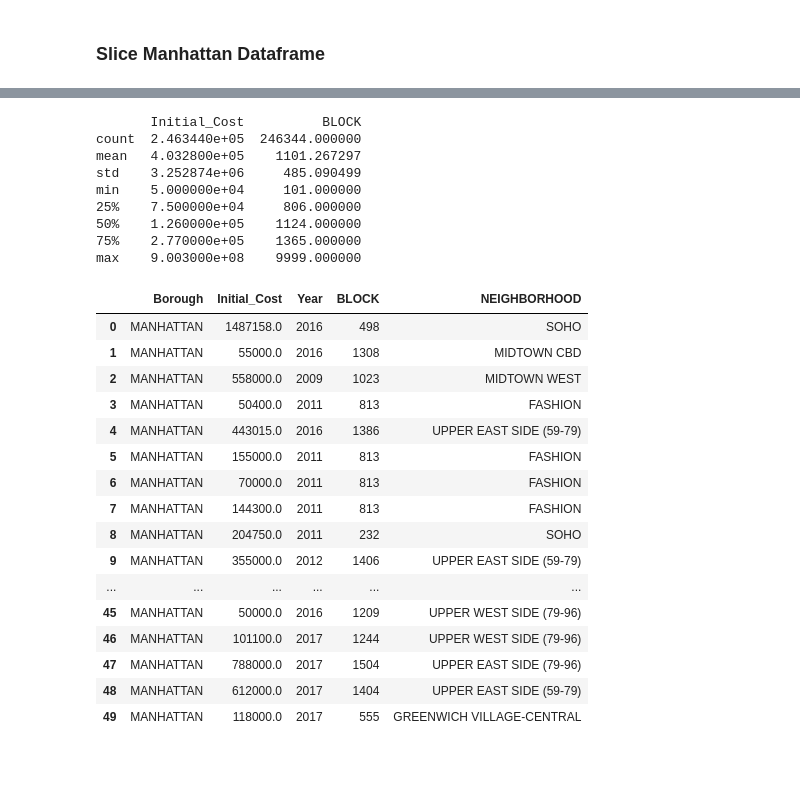
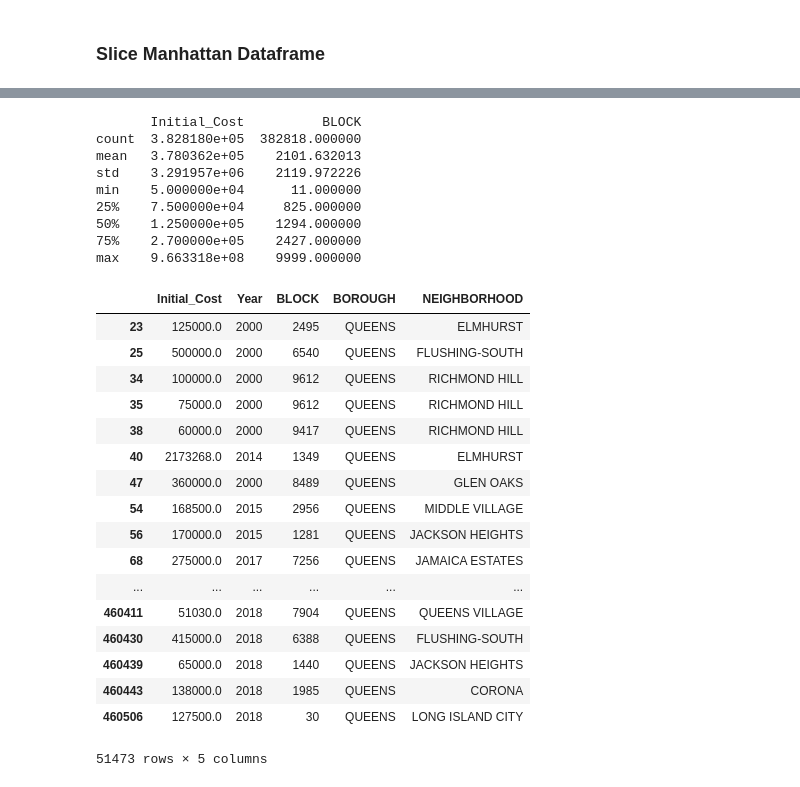
Before and after one commit to ekuo651/NYC-RE-Neighborhood-Trends, a Jupyter notebook: development_data_api.ipynb, the cells around one changed output, grey strips where cells are left out. Saved outputs shown, nothing was run; the diff lists cells and outputs as text; code cells hidden in the pictures.

```diff
--- a/development_data_api.ipynb
+++ b/development_data_api.ipynb
@@ -91,9 +93,9 @@ dtype: object
 # %% [markdown]
 ## Import Block <---> Neighbhorhood CSV
 # %%
-mttn_sales_path = 'Historic_Sales_Analysis/manhattan_neighborhood_block_zipcode.csv'
+mttn_sales_path = 'JUNCTION_TABLE/neigh_block_zip_borough.csv'
 mttn_nbz_df = pd.read_csv(mttn_sales_path)
 mttn_neighborhoods = set(mttn_nbz_df['NEIGHBORHOOD'])
 print(mttn_nbz_df.describe())
-mttn_nbz_df.head()
+mttn_nbz_df.sample(50)
 # %% [output]
@@ -165,33 +178,34 @@ max    9.003000e+08    9999.000000
 # %%
-mttn_neigh = pd.merge(manhattan_df,mttn_nbz_df, on='BLOCK', how='left')
-mttn_neigh.drop_duplicates()
-
-print(mttn_neigh.describe())
-mttn_neigh.head(50)
+boroughs_neigh = pd.merge(new_development_df,mttn_nbz_df, on=['BLOCK','BOROUGH'], how='left')
+boroughs_neigh.drop_duplicates(inplace=True)
+boroughs_neigh.dropna(inplace=True)
+print(boroughs_neigh.describe())
+boroughs_neigh[boroughs_neigh['BOROUGH']=='QUEENS']
 # %% [output]
        Initial_Cost          BLOCK
-count  2.463440e+05  246344.000000
-mean   4.032800e+05    1101.267297
-std    3.252874e+06     485.090499
-min    5.000000e+04     101.000000
-25%    7.500000e+04     806.000000
-50%    1.260000e+05    1124.000000
-75%    2.770000e+05    1365.000000
-max    9.003000e+08    9999.000000
+count  3.828180e+05  382818.000000
+mean   3.780362e+05    2101.632013
+std    3.291957e+06    2119.972226
+min    5.000000e+04      11.000000
+25%    7.500000e+04     825.000000
+50%    1.250000e+05    1294.000000
+75%    2.700000e+05    2427.000000
+max    9.663318e+08    9999.000000
-|  | Borough | Initial_Cost | Year | BLOCK | NEIGHBORHOOD |
-| 0 | MANHATTAN | 1487158.0 | 2016 | 498 | SOHO |
-| 1 | MANHATTAN | 55000.0 | 2016 | 1308 | MIDTOWN CBD |
-| 2 | MANHATTAN | 558000.0 | 2009 | 1023 | MIDTOWN WEST |
-| 3 | MANHATTAN | 50400.0 | 2011 | 813 | FASHION |
-| 4 | MANHATTAN | 443015.0 | 2016 | 1386 | UPPER EAST SIDE (59-79) |
-| 5 | MANHATTAN | 155000.0 | 2011 | 813 | FASHION |
-| 6 | MANHATTAN | 70000.0 | 2011 | 813 | FASHION |
-| 7 | MANHATTAN | 144300.0 | 2011 | 813 | FASHION |
-| 8 | MANHATTAN | 204750.0 | 2011 | 232 | SOHO |
-| 9 | MANHATTAN | 355000.0 | 2012 | 1406 | UPPER EAST SIDE (59-79) |
+|  | Initial_Cost | Year | BLOCK | BOROUGH | NEIGHBORHOOD |
+| 23 | 125000.0 | 2000 | 2495 | QUEENS | ELMHURST |
+| 25 | 500000.0 | 2000 | 6540 | QUEENS | FLUSHING-SOUTH |
+| 34 | 100000.0 | 2000 | 9612 | QUEENS | RICHMOND HILL |
+| 35 | 75000.0 | 2000 | 9612 | QUEENS | RICHMOND HILL |
+| 38 | 60000.0 | 2000 | 9417 | QUEENS | RICHMOND HILL |
+| 40 | 2173268.0 | 2014 | 1349 | QUEENS | ELMHURST |
+| 47 | 360000.0 | 2000 | 8489 | QUEENS | GLEN OAKS |
+| 54 | 168500.0 | 2015 | 2956 | QUEENS | MIDDLE VILLAGE |
+| 56 | 170000.0 | 2015 | 1281 | QUEENS | JACKSON HEIGHTS |
+| 68 | 275000.0 | 2017 | 7256 | QUEENS | JAMAICA ESTATES |
 | ... | ... | ... | ... | ... | ... |
-| 45 | MANHATTAN | 50000.0 | 2016 | 1209 | UPPER WEST SIDE (79-96) |
-| 46 | MANHATTAN | 101100.0 | 2017 | 1244 | UPPER WEST SIDE (79-96) |
-| 47 | MANHATTAN | 788000.0 | 2017 | 1504 | UPPER EAST SIDE (79-96) |
-| 48 | MANHATTAN | 612000.0 | 2017 | 1404 | UPPER EAST SIDE (59-79) |
-| 49 | MANHATTAN | 118000.0 | 2017 | 555 | GREENWICH VILLAGE-CENTRAL |
+| 460411 | 51030.0 | 2018 | 7904 | QUEENS | QUEENS VILLAGE |
+| 460430 | 415000.0 | 2018 | 6388 | QUEENS | FLUSHING-SOUTH |
+| 460439 | 65000.0 | 2018 | 1440 | QUEENS | JACKSON HEIGHTS |
+| 460443 | 138000.0 | 2018 | 1985 | QUEENS | CORONA |
+| 460506 | 127500.0 | 2018 | 30 | QUEENS | LONG ISLAND CITY |
+51473 rows × 5 columns
```
Also changed, not shown: parts of 18 cells of this notebook.
